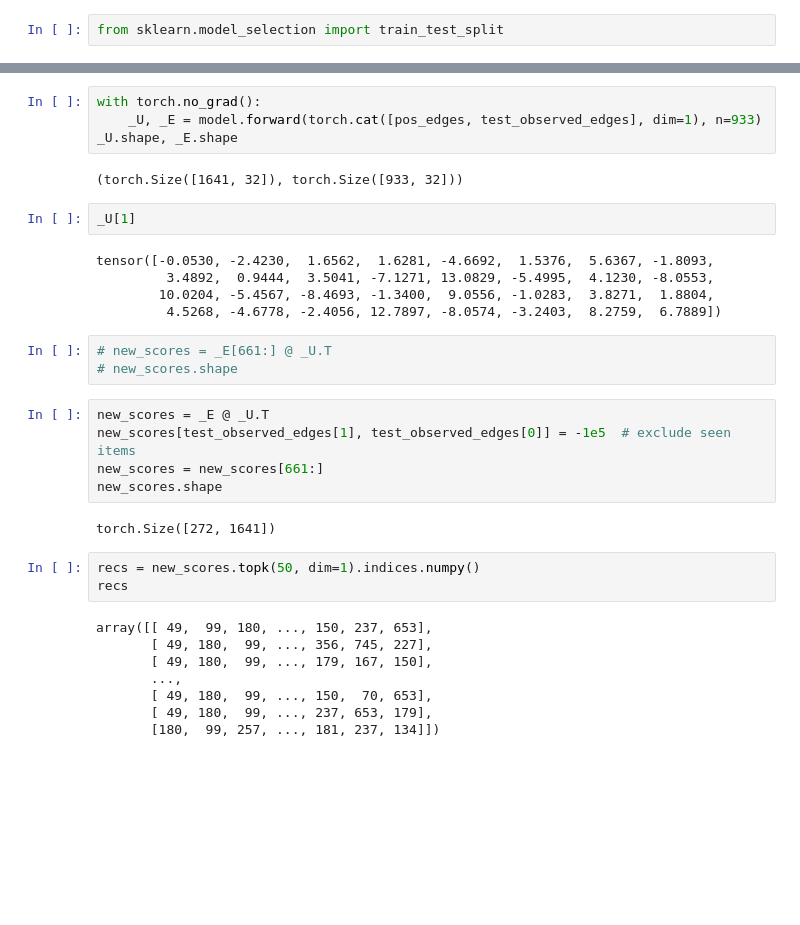
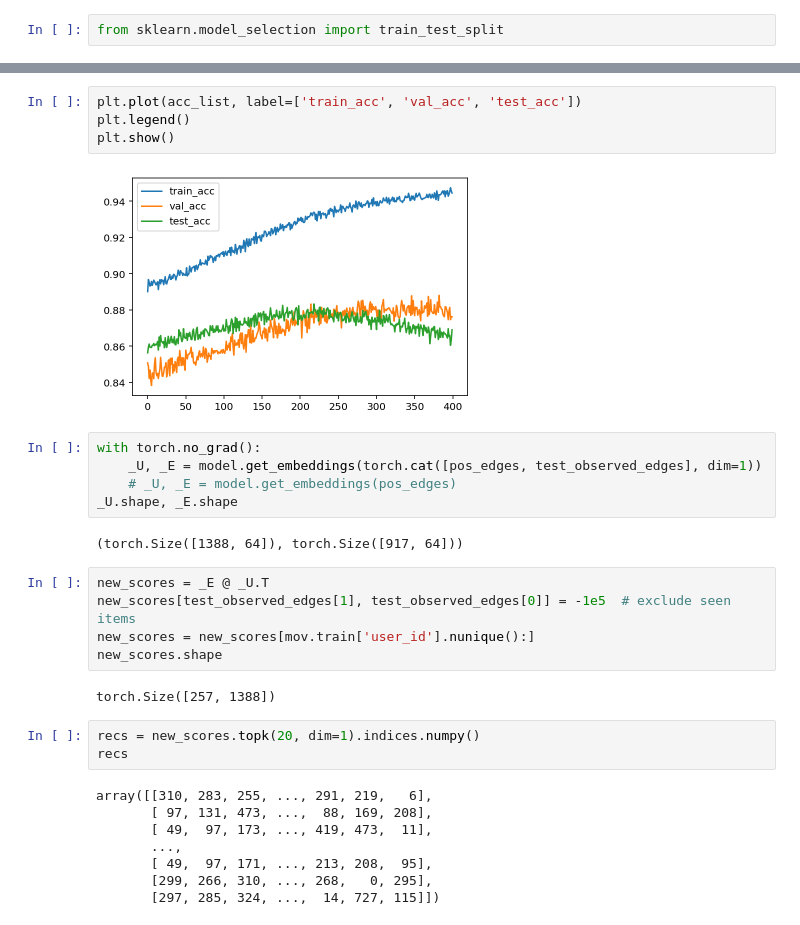
Before and after one commit to IlyaInd/course_work, a Jupyter notebook: deep_models.ipynb, the cells around one changed output, grey strips where cells are left out. Drawn from its saved outputs; the diff is of its cells as text; blank space fills up the shorter version.

```diff
--- a/deep_models.ipynb
+++ b/deep_models.ipynb
@@ -578,36 +638,33 @@ test_observed_edges.min(dim=1).values, test_observed_edges.max(dim=1).values
+# %%
+plt.plot(acc_list, label=['train_acc', 'val_acc', 'test_acc'])
+plt.legend()
+plt.show()
+# %% [output]
+[figure, added]
 # %%
 with torch.no_grad():
-    _U, _E = model.forward(torch.cat([pos_edges, test_observed_edges], dim=1), n=933)
+    _U, _E = model.get_embeddings(torch.cat([pos_edges, test_observed_edges], dim=1))
+    # _U, _E = model.get_embeddings(pos_edges)
 _U.shape, _E.shape
 # %% [output]
-(torch.Size([1641, 32]), torch.Size([933, 32]))
+(torch.Size([1388, 64]), torch.Size([917, 64]))
-# %%
-_U[1]
-# %% [output]
-tensor([-0.0530, -2.4230,  1.6562,  1.6281, -4.6692,  1.5376,  5.6367, -1.8093,
-         3.4892,  0.9444,  3.5041, -7.1271, 13.0829, -5.4995,  4.1230, -8.0553,
-        10.0204, -5.4567, -8.4693, -1.3400,  9.0556, -1.0283,  3.8271,  1.8804,
-         4.5268, -4.6778, -2.4056, 12.7897, -8.0574, -3.2403,  8.2759,  6.7889])
-# %%
-# new_scores = _E[661:] @ _U.T
-# new_scores.shape
 # %%
 new_scores = _E @ _U.T
 new_scores[test_observed_edges[1], test_observed_edges[0]] = -1e5  # exclude seen items
-new_scores = new_scores[661:]
+new_scores = new_scores[mov.train['user_id'].nunique():]
 new_scores.shape
 # %% [output]
-torch.Size([272, 1641])
+torch.Size([257, 1388])
 # %%
-recs = new_scores.topk(50, dim=1).indices.numpy()
+recs = new_scores.topk(20, dim=1).indices.numpy()
 recs
 # %% [output]
-array([[ 49,  99, 180, ..., 150, 237, 653],
-       [ 49, 180,  99, ..., 356, 745, 227],
-       [ 49, 180,  99, ..., 179, 167, 150],
+array([[310, 283, 255, ..., 291, 219,   6],
+       [ 97, 131, 473, ...,  88, 169, 208],
+       [ 49,  97, 173, ..., 419, 473,  11],
        ...,
-       [ 49, 180,  99, ..., 150,  70, 653],
-       [ 49, 180,  99, ..., 237, 653, 179],
-       [180,  99, 257, ..., 181, 237, 134]])
+       [ 49,  97, 171, ..., 213, 208,  95],
+       [299, 266, 310, ..., 268,   0, 295],
+       [297, 285, 324, ...,  14, 727, 115]])
 # %%
 y_true = mov.test_future.groupby('user_id')['item_id'].unique().values
```
Also changed, not shown: parts of 34 cells of this notebook.
